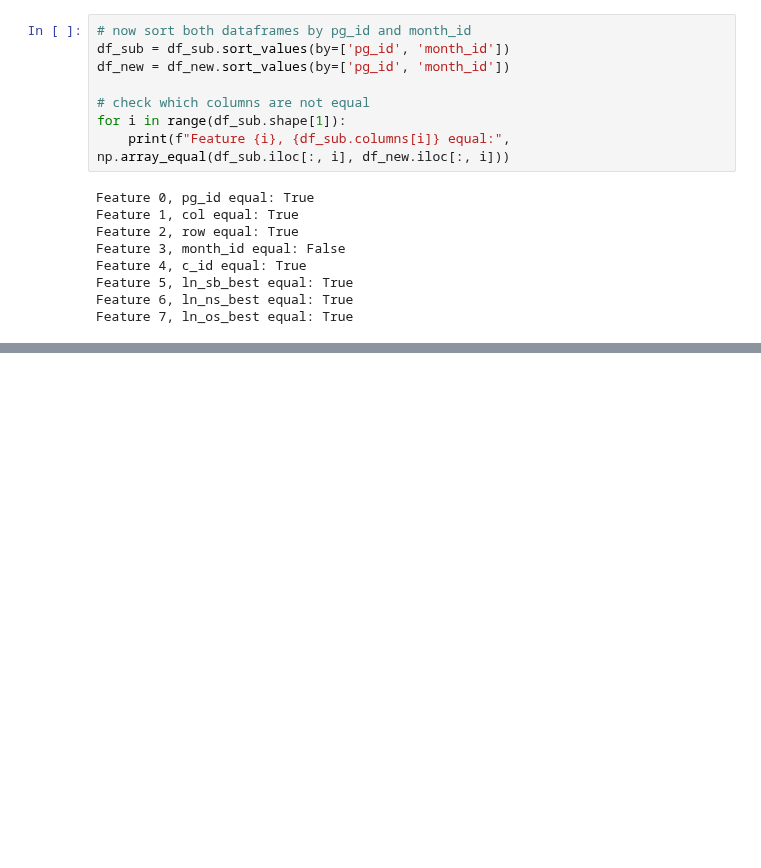
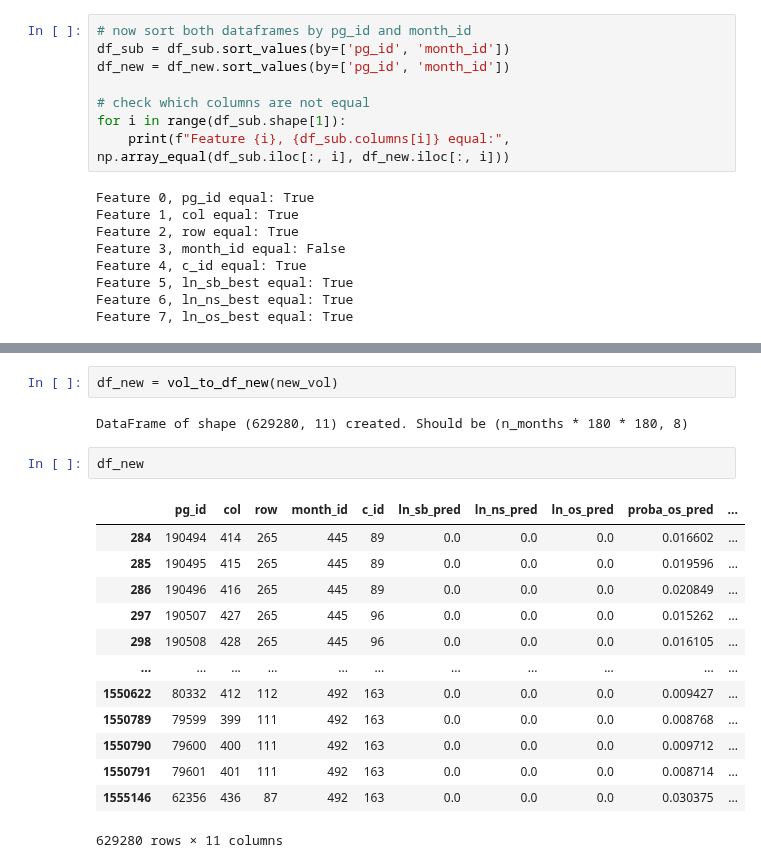
Before and after one commit to prio-data/views_pipeline, a Jupyter notebook: models/purple_alien/notebooks/test_to_prediction_store.ipynb, the cells around one changed output, grey strips where cells are left out. Drawn from its saved outputs; the diff is of its cells as text; blank space fills up the shorter version.

```diff
--- a/models/purple_alien/notebooks/test_to_prediction_store.ipynb
+++ b/models/purple_alien/notebooks/test_to_prediction_store.ipynb
@@ -550,0 +676,20 @@ Feature 7, ln_os_best equal: True
+# %%
+df_new = vol_to_df_new(new_vol)
+# %% [output]
+DataFrame of shape (629280, 11) created. Should be (n_months * 180 * 180, 8)
+# %%
+df_new
+# %% [output]
+|  | pg_id | col | row | month_id | c_id | ln_sb_pred | ln_ns_pred | ln_os_pred | proba_os_pred | ... |
+| 284 | 190494 | 414 | 265 | 445 | 89 | 0.0 | 0.0 | 0.0 | 0.016602 | ... |
+| 285 | 190495 | 415 | 265 | 445 | 89 | 0.0 | 0.0 | 0.0 | 0.019596 | ... |
+| 286 | 190496 | 416 | 265 | 445 | 89 | 0.0 | 0.0 | 0.0 | 0.020849 | ... |
+| 297 | 190507 | 427 | 265 | 445 | 96 | 0.0 | 0.0 | 0.0 | 0.015262 | ... |
+| 298 | 190508 | 428 | 265 | 445 | 96 | 0.0 | 0.0 | 0.0 | 0.016105 | ... |
+| ... | ... | ... | ... | ... | ... | ... | ... | ... | ... | ... |
+| 1550622 | 80332 | 412 | 112 | 492 | 163 | 0.0 | 0.0 | 0.0 | 0.009427 | ... |
+| 1550789 | 79599 | 399 | 111 | 492 | 163 | 0.0 | 0.0 | 0.0 | 0.008768 | ... |
+| 1550790 | 79600 | 400 | 111 | 492 | 163 | 0.0 | 0.0 | 0.0 | 0.009712 | ... |
+| 1550791 | 79601 | 401 | 111 | 492 | 163 | 0.0 | 0.0 | 0.0 | 0.008714 | ... |
+| 1555146 | 62356 | 436 | 87 | 492 | 163 | 0.0 | 0.0 | 0.0 | 0.030375 | ... |
+629280 rows × 11 columns
```
Also changed, not shown: parts of 16 cells of this notebook.
